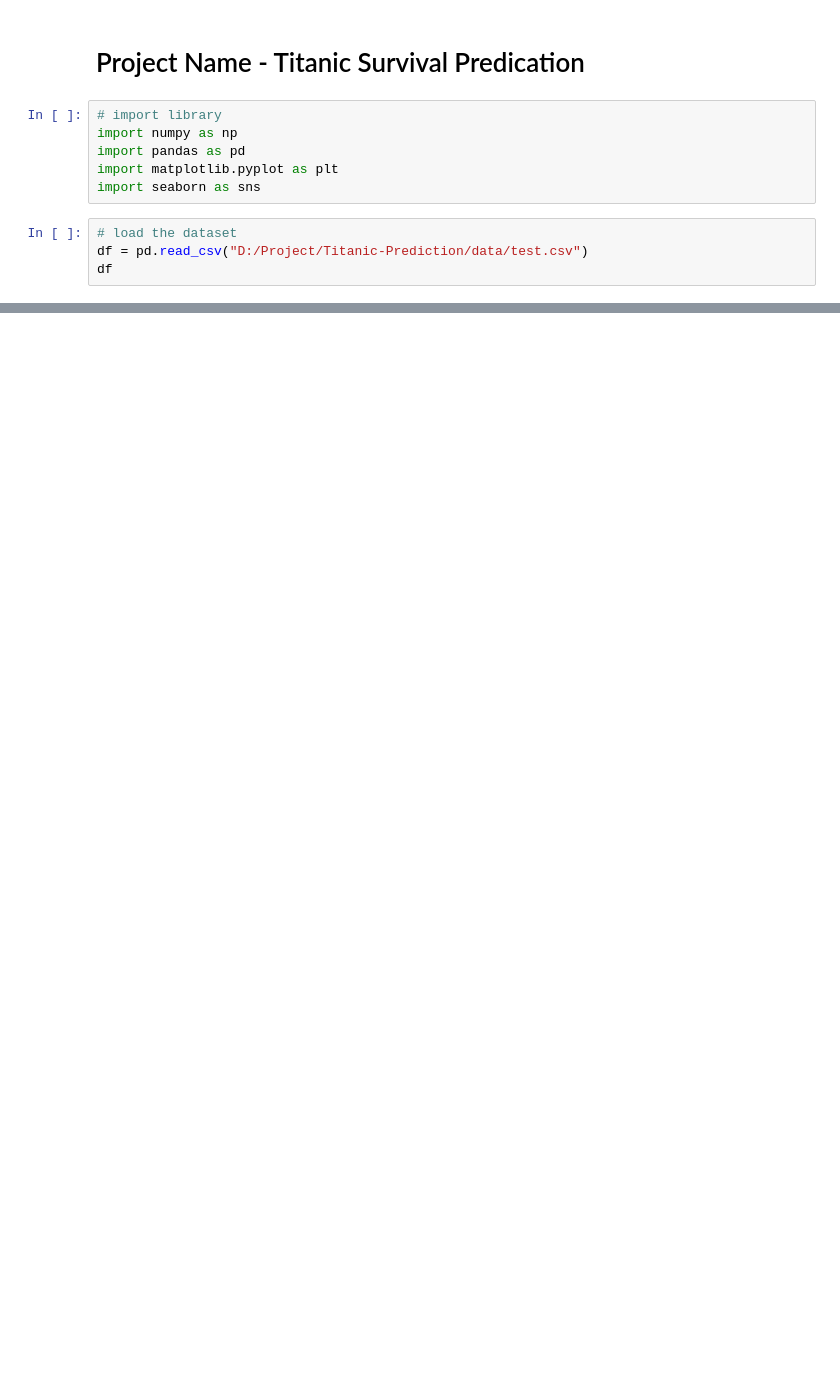
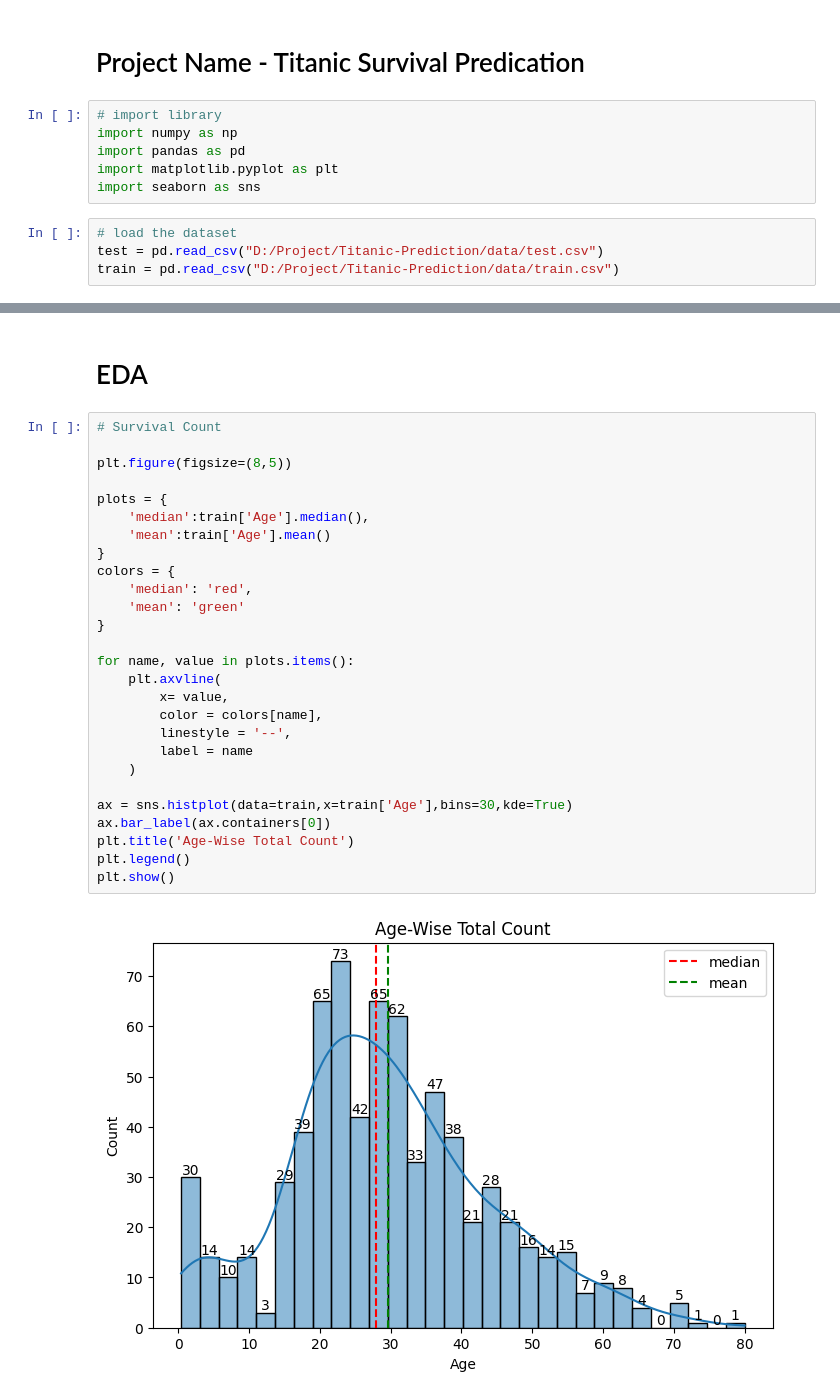
Before and after one commit to Techno-Hub19/Titanic-Prediction, a Jupyter notebook: notebook/titanic-survival-predication.ipynb, the cells around one changed output, grey strips where cells are left out. Cells and saved outputs as stored; diff of their text form; blank space fills up the shorter version.

Commit message:
Working with data for EDA

```diff
--- a/notebook/titanic-survival-predication.ipynb
+++ b/notebook/titanic-survival-predication.ipynb
@@ -8,5 +8,5 @@ import matplotlib.pyplot as plt
 import seaborn as sns
 # %%
 # load the dataset
-df = pd.read_csv("D:/Project/Titanic-Prediction/data/test.csv")
-df
+test = pd.read_csv("D:/Project/Titanic-Prediction/data/test.csv")
+train = pd.read_csv("D:/Project/Titanic-Prediction/data/train.csv")
@@ -26,0 +100,31 @@ df
+# %% [markdown]
+# EDA
+# %%
+# Survival Count
+
+plt.figure(figsize=(8,5))
+
+plots = {
+    'median':train['Age'].median(),
+    'mean':train['Age'].mean()
+}
+colors = {
+    'median': 'red',
+    'mean': 'green'
+}
+
+for name, value in plots.items():
+    plt.axvline(
+        x= value,
+        color = colors[name],
+        linestyle = '--',
+        label = name
+    )
+
+ax = sns.histplot(data=train,x=train['Age'],bins=30,kde=True)
+ax.bar_label(ax.containers[0])
+plt.title('Age-Wise Total Count')
+plt.legend()
+plt.show()
+# %% [output]
+[figure, added]
```
Also changed, not shown: parts of 10 cells of this notebook.
